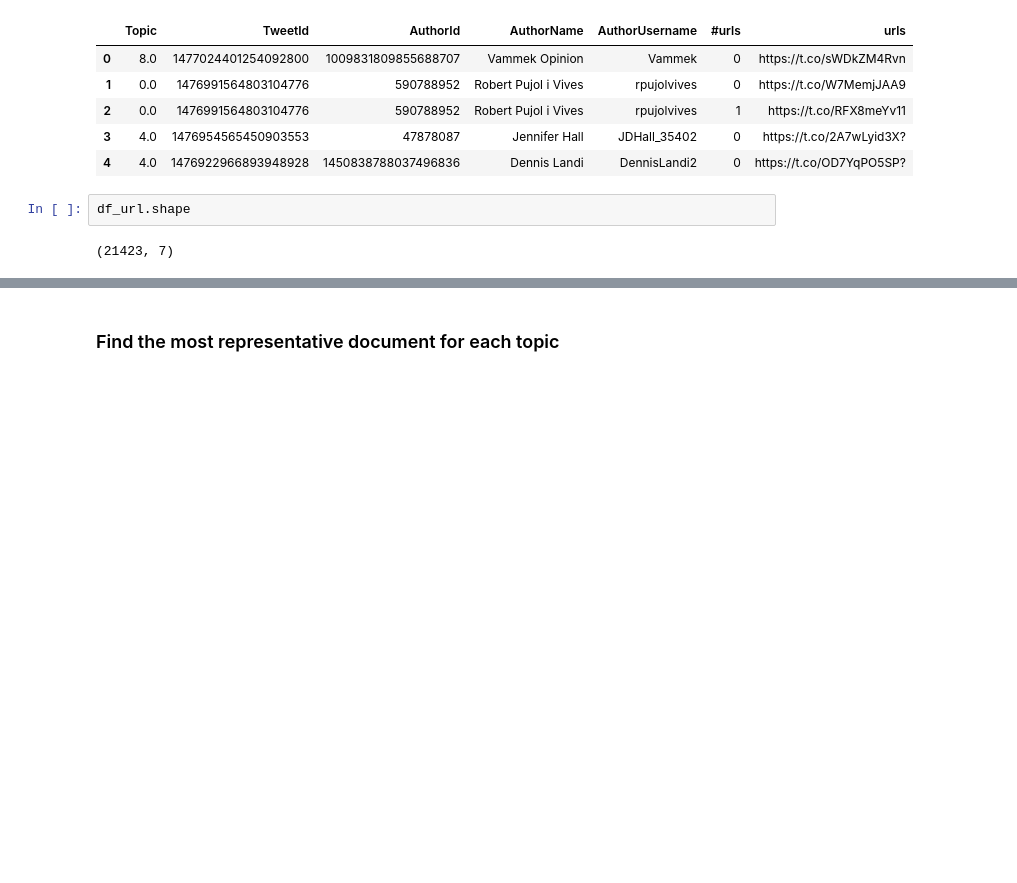
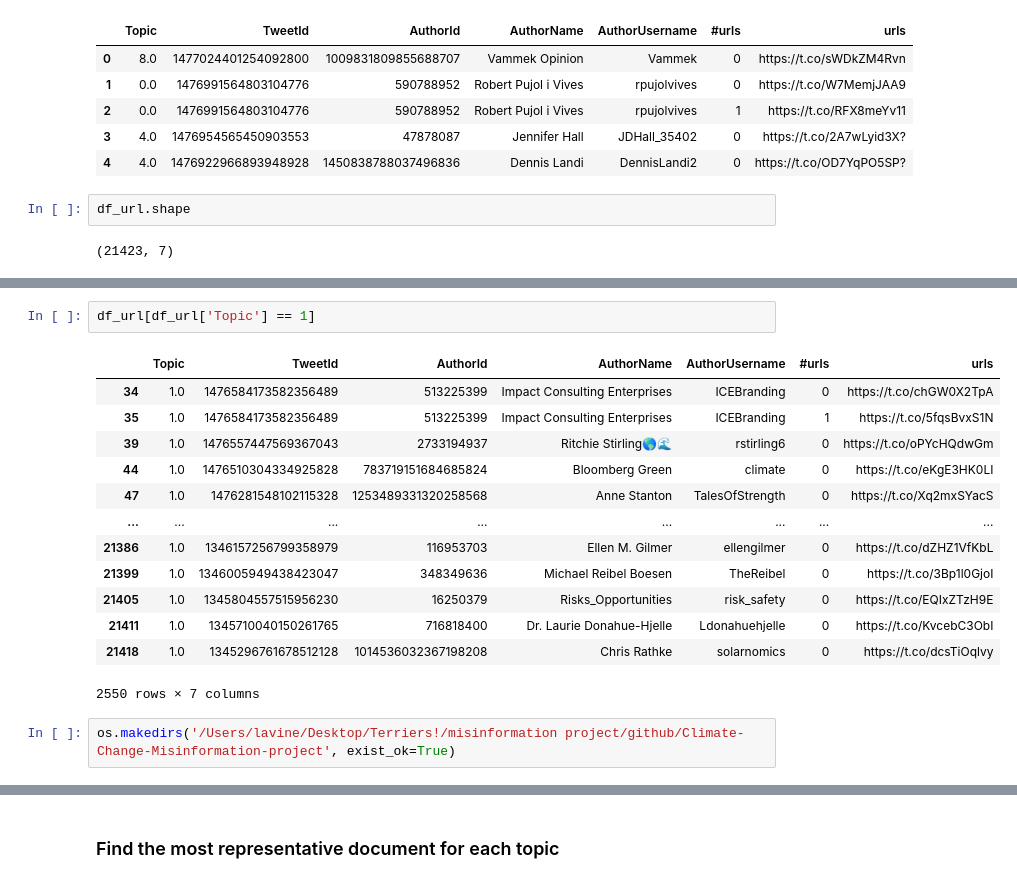
Before and after one commit to YunlouTeng/Climate-Change-Misinformation-project, a Jupyter notebook: exxon_mobil.ipynb, the cells around one changed output, grey strips where cells are left out. Cells and saved outputs as stored; diff of their text form; blank space fills up the shorter version.

```diff
--- a/exxon_mobil.ipynb
+++ b/exxon_mobil.ipynb
@@ -594,0 +581,18 @@ df_url.to_csv('/Users/lavine/Desktop/Terriers!/misinformation project/github/Cli
+# %%
+df_url[df_url['Topic'] == 1]
+# %% [output]
+|  | Topic | TweetId | AuthorId | AuthorName | AuthorUsername | #urls | urls |
+| 34 | 1.0 | 1476584173582356489 | 513225399 | Impact Consulting Enterprises | ICEBranding | 0 | https://t.co/chGW0X2TpA |
+| 35 | 1.0 | 1476584173582356489 | 513225399 | Impact Consulting Enterprises | ICEBranding | 1 | https://t.co/5fqsBvxS1N |
+| 39 | 1.0 | 1476557447569367043 | 2733194937 | Ritchie Stirling🌎🌊 | rstirling6 | 0 | https://t.co/oPYcHQdwGm |
+| 44 | 1.0 | 1476510304334925828 | 783719151684685824 | Bloomberg Green | climate | 0 | https://t.co/eKgE3HK0LI |
+| 47 | 1.0 | 1476281548102115328 | 1253489331320258568 | Anne Stanton | TalesOfStrength | 0 | https://t.co/Xq2mxSYacS |
+| ... | ... | ... | ... | ... | ... | ... | ... |
+| 21386 | 1.0 | 1346157256799358979 | 116953703 | Ellen M. Gilmer | ellengilmer | 0 | https://t.co/dZHZ1VfKbL |
+| 21399 | 1.0 | 1346005949438423047 | 348349636 | Michael Reibel Boesen | TheReibel | 0 | https://t.co/3Bp1l0GjoI |
+| 21405 | 1.0 | 1345804557515956230 | 16250379 | Risks_Opportunities | risk_safety | 0 | https://t.co/EQIxZTzH9E |
+| 21411 | 1.0 | 1345710040150261765 | 716818400 | Dr. Laurie Donahue-Hjelle | Ldonahuehjelle | 0 | https://t.co/KvcebC3ObI |
+| 21418 | 1.0 | 1345296761678512128 | 1014536032367198208 | Chris Rathke | solarnomics | 0 | https://t.co/dcsTiOqlvy |
+2550 rows × 7 columns
+# %%
+os.makedirs('/Users/lavine/Desktop/Terriers!/misinformation project/github/Climate-Change-Misinformation-project', exist_ok=True)
```
Also changed, not shown: parts of 8 cells of this notebook, 13 other files.
